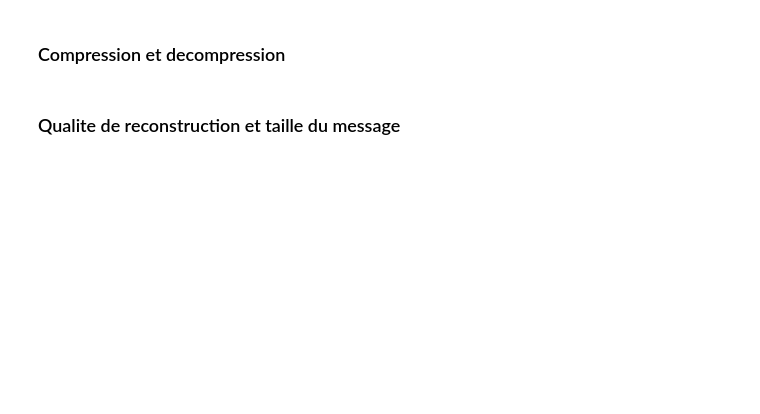
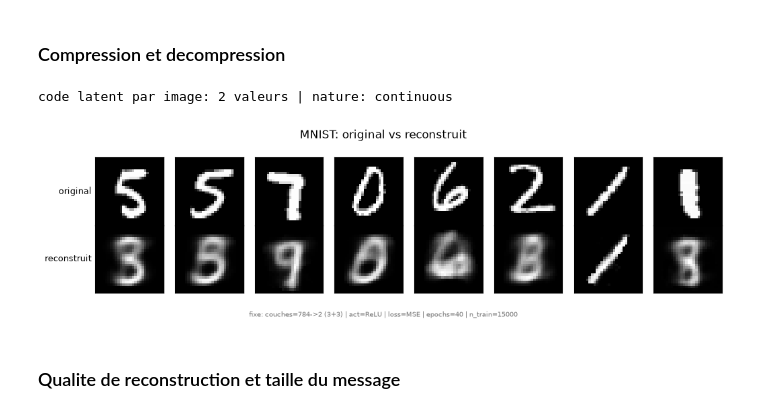
Before and after one commit to magicAyyub/unsupervised, a Jupyter notebook: notebooks/03_autoencoder.ipynb, the cells around one changed output. Saved outputs shown, nothing was run; the diff lists cells and outputs as text; code cells hidden in the pictures; blank space fills up the shorter version.

```diff
--- a/notebooks/03_autoencoder.ipynb
+++ b/notebooks/03_autoencoder.ipynb
@@ -113,10 +105,15 @@ _finish_figure(fig, "Courbe d'apprentissage MNIST",
 # %%
 mnist_latent = mnist_model.encode(X_mnist_eval)
 mnist_reconstructed = mnist_model.decode(mnist_latent)
 print("code latent par image:", mnist_latent.array.shape[1], "valeurs | nature:", mnist_latent.nature)
-show_original_vs_reconstruction_grid(X_mnist_eval, mnist_reconstructed, MNIST_SHAPE, n=8,
-                     title="MNIST: original (haut) vs reconstruit (bas)",
-                     config=MNIST_BASELINE_CONFIG)
+
+show_labeled_image_rows(
+    [X_mnist_eval, mnist_reconstructed], MNIST_SHAPE, ["original", "reconstruit"], n=8,
+    title="MNIST: original vs reconstruit", config=BASE,
+)
+# %% [output]
+code latent par image: 2 valeurs | nature: continuous
+[figure, added]
 # %% [markdown]
 ### Qualite de reconstruction et taille du message
 # %%
```
Also changed, not shown: parts of 28 cells of this notebook, 3 other files.
